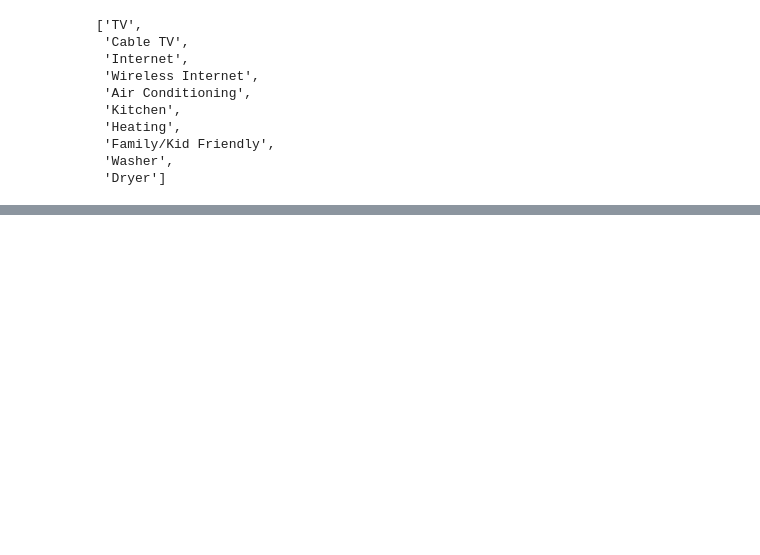
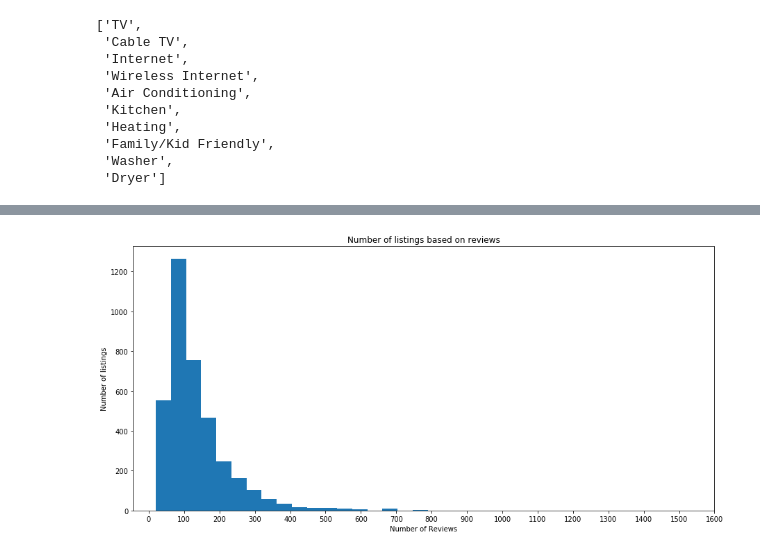
Before and after one commit to s-nilesh/AirBnB-Data-Analysis, a Jupyter notebook: airbnb-analysis.ipynb, the cells around one changed output, grey strips where cells are left out. Saved outputs shown, nothing was run; the diff lists cells and outputs as text; code cells hidden in the pictures; blank space fills up the shorter version.

```diff
--- a/airbnb-analysis.ipynb
+++ b/airbnb-analysis.ipynb
@@ -368,0 +509,11 @@ df.amenities[100000].replace('"','').replace("'",'').replace('{','').replace('}'
+# %%
+plt.figure(figsize=(15,7))
+plt.hist(mean_price_for_listing, bins=30)
+plt.xticks(np.arange(0, 1700, step=100))
+plt.ylabel('Number of listings')
+plt.xlabel('Number of Reviews')
+plt.title('Number of listings based on reviews')
+plt.savefig('./vizualizations/Reviews_distrubution.png')
+plt.show()
+# %% [output]
+[figure, added]
```
Also changed, not shown: parts of 112 cells of this notebook, 20 other files.
